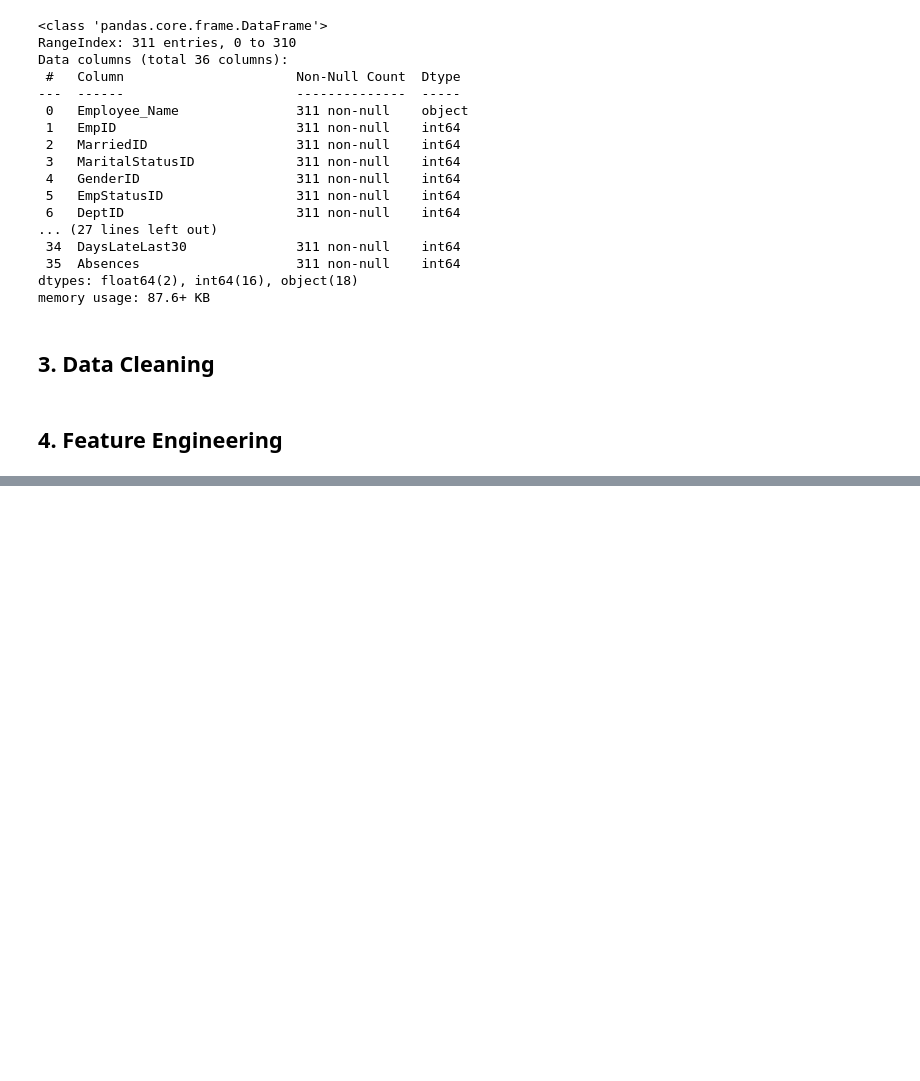
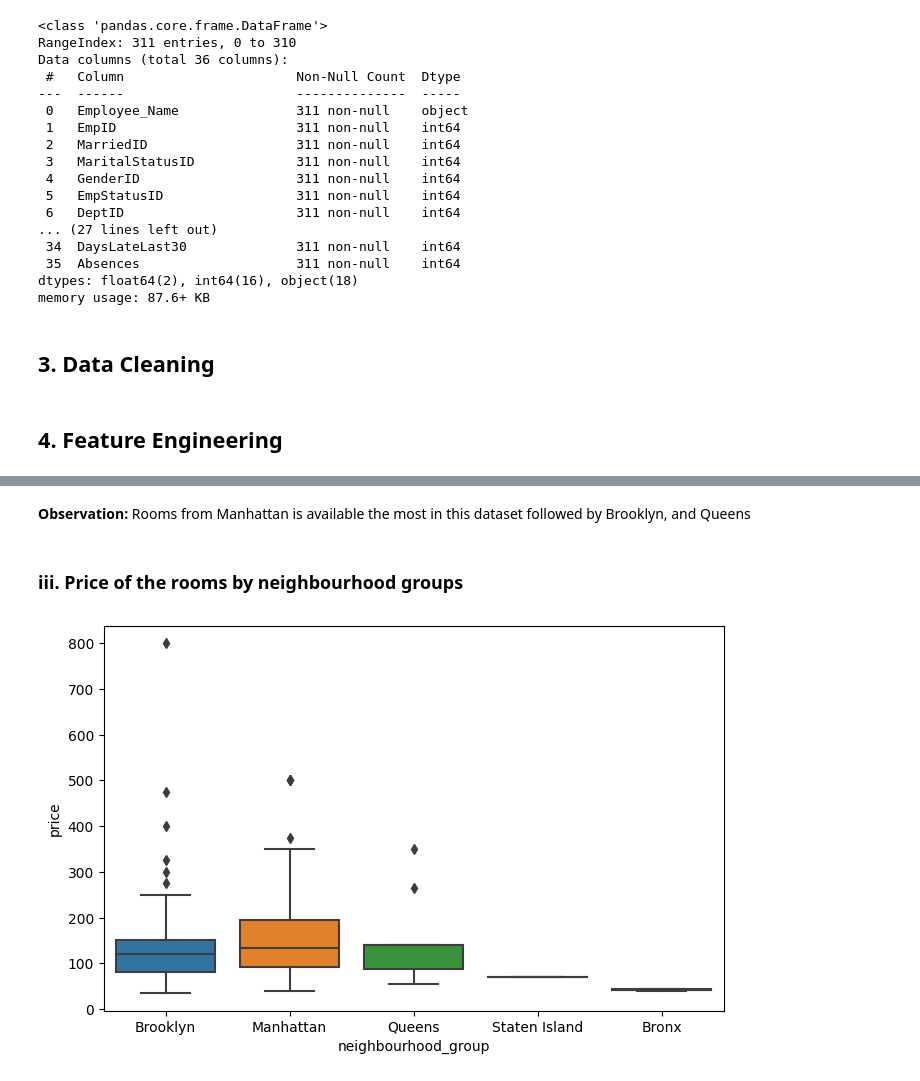
Before and after one commit to sank3t/Assignment-4, a Jupyter notebook: Data_Cleaning_and_Visualization.ipynb, the cells around one changed output, grey strips where cells are left out. Cells and saved outputs as stored; diff of their text form; code cells hidden in the pictures; blank space fills up the shorter version.

```diff
--- a/Data_Cleaning_and_Visualization.ipynb
+++ b/Data_Cleaning_and_Visualization.ipynb
@@ -98,0 +117,11 @@ hr_df["tenure_days"] = hr_df["DateofTermination"] - hr_df["DateofHire"]
+# %% [markdown]
+**Observation:** Rooms from Manhattan is available the most in this dataset followed by Brooklyn, and Queens
+# %% [markdown]
+### iii. Price of the rooms by neighbourhood groups
+# %%
+plt.figure(figsize=(8, 5))
+
+sns.boxplot(x="neighbourhood_group", y="price", data=airbnb_df)
+plt.show()
+# %% [output]
+[figure, added]
```
Also changed, not shown: parts of 13 cells of this notebook.
